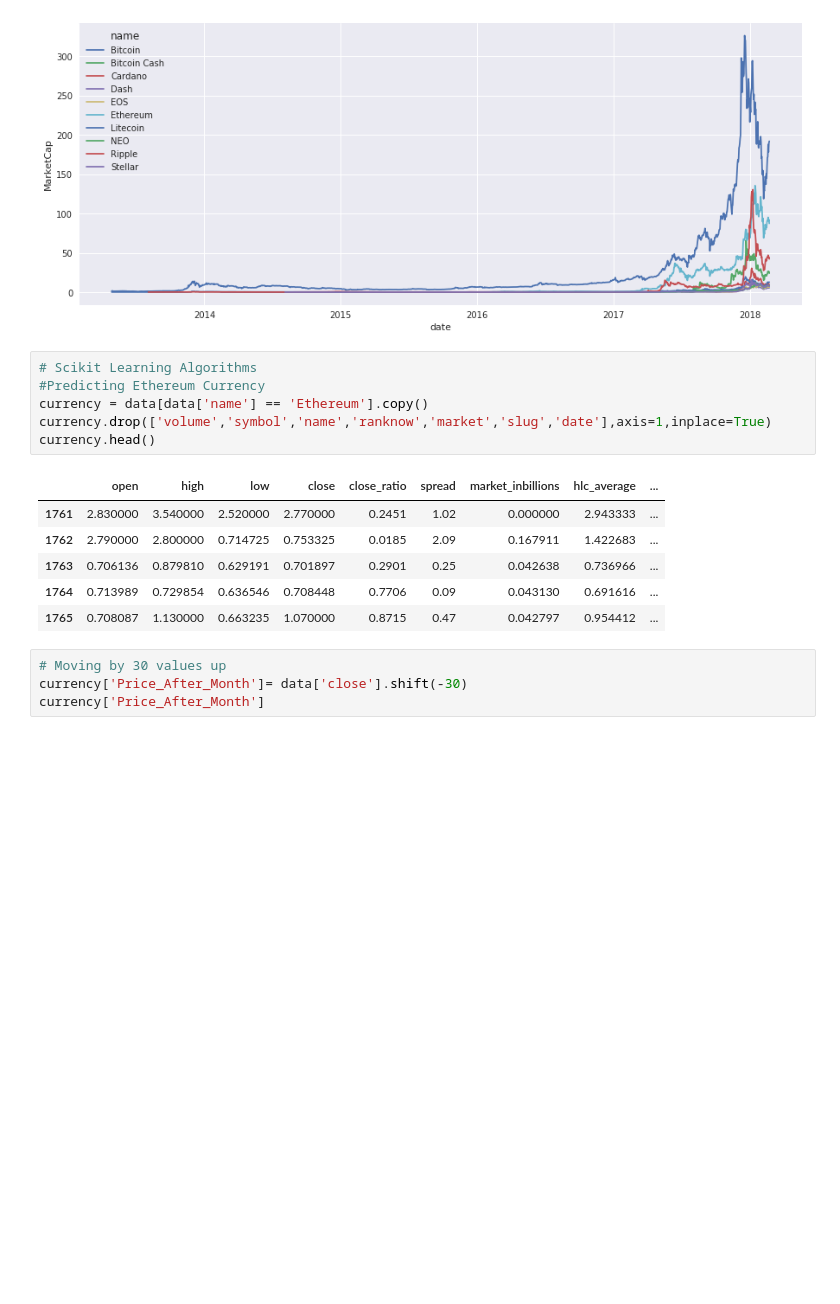
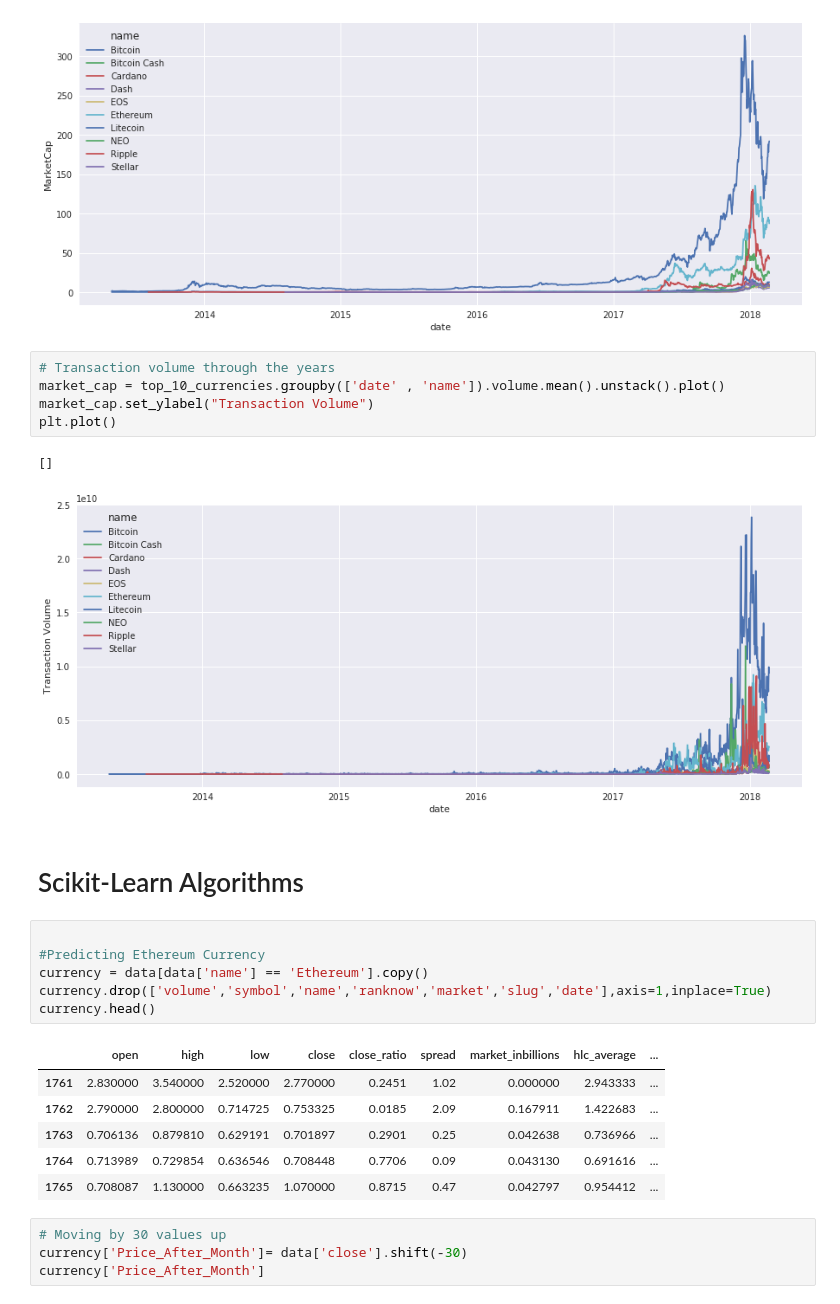
Before and after one commit to rakeshsenapathi/DataVisualisation, a Jupyter notebook: CryptoCurrencyAnalysis.ipynb, the cells around one changed output. Saved outputs shown, nothing was run; the diff lists cells and outputs as text; blank space fills up the shorter version.

```diff
--- a/CryptoCurrencyAnalysis.ipynb
+++ b/CryptoCurrencyAnalysis.ipynb
@@ -141,8 +136,18 @@ plt.plot()
 # %% [output]
 []
 [figure]
+# %%
+# Transaction volume through the years
+market_cap = top_10_currencies.groupby(['date' , 'name']).volume.mean().unstack().plot()
+market_cap.set_ylabel("Transaction Volume")
+plt.plot()
+# %% [output]
+[]
+[figure, added]
+# %% [markdown]
+# Scikit-Learn Algorithms
 # %%
-# Scikit Learning Algorithms
+
 #Predicting Ethereum Currency
 currency = data[data['name'] == 'Ethereum'].copy()
 currency.drop(['volume','symbol','name','ranknow','market','slug','date'],axis=1,inplace=True)
```
Also changed, not shown: parts of 11 cells of this notebook, 4 other files.
